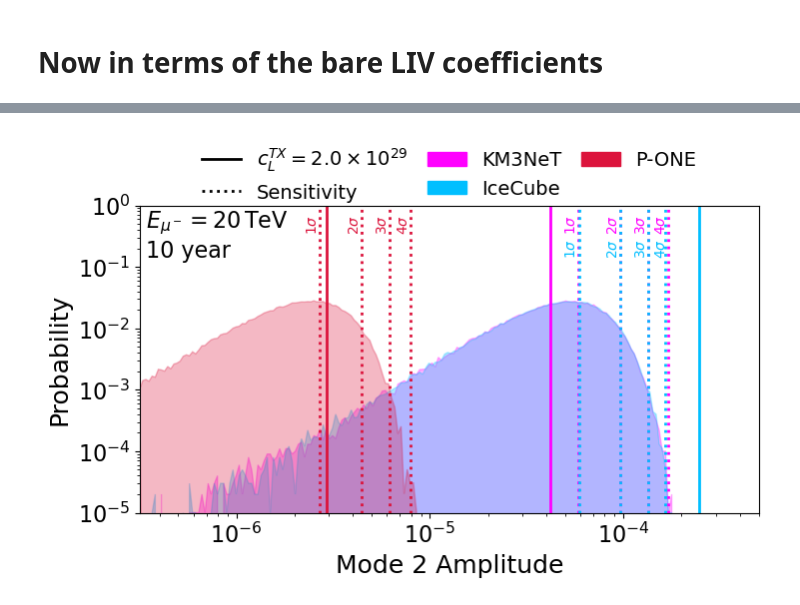
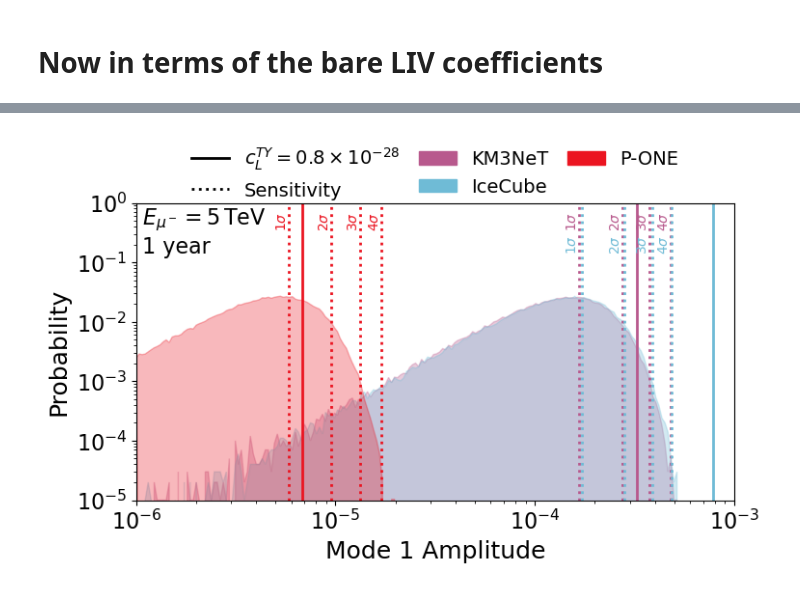
Before and after one commit to nickkamp1/NuTelescopeMuCollider, a Jupyter notebook: LorentzViolationSidereal_Analysis.ipynb, the cells around one changed output, grey strips where cells are left out. Saved outputs shown, nothing was run; the diff lists cells and outputs as text; code cells hidden in the pictures.

```diff
--- a/LorentzViolationSidereal_Analysis.ipynb
+++ b/LorentzViolationSidereal_Analysis.ipynb
@@ -3,7 +3,7 @@
 %autoreload 2
 # %%
 # important global variables
-nYears = 10
+nYears = 1
 throughgoing_factor = 1 # don't consider it
 wobbling_factor = 1 # 1 / 0.01 # no wobble!
 # %%
@@ -256,8 +256,8 @@ ax = plt.gca()
 aL_vec = np.zeros(4,dtype=float)
 cL_vec = np.zeros((4,4),dtype=float)
 if Emuon==5e3:
-    cL_vec[0,1] = 1.3e-28 # for example
-    plt.ylim(0.998,1.0015)
+    cL_vec[0,2] = 0.8e-28 # for example
+    plt.ylim(0.9978,1.0015)
 elif Emuon==20e3:
     cL_vec[0,1] = 2e-29
     plt.ylim(0.9992,1.0005)
@@ -284,11 +284,11 @@ plt.xlim(0,24)
 #plt.semilogy()
 plt.xlabel(r"$T_{\oplus}$ (hours)",fontsize=16)
 if Emuon==5e3:
-    plt.ylabel(r"$N^{\rm LV}_{\nu_\mu}(c_L^{TX} = %1.1f \times 10^{28})~/~N^{\rm SM}_{\nu_\mu}$"%(cL_vec[0,1]/1e-28),fontsize=16)
+    plt.ylabel(r"$N^{\rm LV}_{\nu_\mu}(c_L^{TY} = %1.1f \times 10^{-28})~/~N^{\rm SM}_{\nu_\mu}$"%(cL_vec[0,2]/1e-28),fontsize=16)
     # Define the limits for the inset (zoomed-in section)
-    x1, x2, y1, y2 = 24*t_bins[13], 24*t_bins[21], 0.99995, 1.00005
-elif Emuon==20e3:
-    plt.ylabel(r"$N^{\rm LV}_{\nu_\mu}(c_L^{TX} = %1.1f \times 10^{29})~/~N^{\rm SM}_{\nu_\mu}$"%(cL_vec[0,1]/1e-29),fontsize=16)
+    x1, x2, y1, y2 = 24*t_bins[21], 24*t_bins[29], 0.99995, 1.00005
+elif Emuon==25e3:
+    plt.ylabel(r"$N^{\rm LV}_{\nu_\mu}(c_L^{TY} = %1.1f \times 10^{-29})~/~N^{\rm SM}_{\nu_\mu}$"%(cL_vec[0,2]/1e-29),fontsize=16)
     # Define the limits for the inset (zoomed-in section)
     x1, x2, y1, y2 = 24*t_bins[13], 24*t_bins[21], 0.99998, 1.00002
 p0 = plt.plot([],[])
@@ -341,47 +341,47 @@ plt.show()
 # %%
-mode = 2
+mode = 1
 if Emuon==5e3:
     amplitude_bins = np.logspace(-6,-3,200)
 elif Emuon==20e3:
     amplitude_bins = np.logspace(-6.5,-3.3,200)
 amplitdue_bw = amplitude_bins[1:] - amplitude_bins[:-1]
 if Emuon==5e3:
-    plt.plot([],[],color="black",ls="-",label=r"$c_L^{TX} = %1.1f \times 10^{28}$"%(cL_vec[0,1]/1e-28))
+    plt.plot([],[],color="black",ls="-",label=r"$c_L^{TY} = %1.1f \times 10^{-28}$"%(cL_vec[0,2]/1e-28))
 elif Emuon==20e3:
-    plt.plot([],[],color="black",ls="-",label=r"$c_L^{TX} = %1.1f \times 10^{29}$"%(cL_vec[0,1]/1e-29))
+    plt.plot([],[],color="black",ls="-",label=r"$c_L^{TY} = %1.1f \times 10^{-29}$"%(cL_vec[0,2]/1e-29))
 plt.plot([],[],color="black",ls=":",label="Sensitivity")
 for exp in experiment_list:
     rates,_ = np.histogram(amplitudes[exp][:,mode],bins=amplitude_bins)
     y = 1.*rates#/amplitdue_bw
     y /= sum(y)
     plt.fill([],[],color=color_list[exp],label=experiment_names[exp])
     plt.fill(amplitude_bins[:-1],y,color=color_list[exp],alpha=0.3)
     plt.axvline(test_amplitudes[exp][mode],color=color_list[exp])
     for sens_level_idx in range(4):
         sens_level = sensitivity_quantiles[sens_level_idx]
         plt.axvline(exp_sensitivities[(exp,mode)][sens_level],color=color_list[exp],ls=":")
         height = 5e-1
         x = exp_sensitivities[(exp,mode)][sens_level]
         if exp=="IC":
             height = 2e-1
             x = exp_sensitivities[("KM3",mode)][sens_level]
         plt.text(x,height,r"$%d\sigma$"%(sens_level_idx+1),
                  horizontalalignment='right', verticalalignment='center',
                  color=color_list[exp],rotation=90)
 plt.xlim(amplitude_bins[0],amplitude_bins[-1])
 plt.loglog()
 plt.ylim(1e-5,1)
 plt.ylabel("Probability")
 plt.xlabel("Mode %d Amplitude"%mode)
 plt.text(.01, .99, r"$E_{\mu^-} = %d\,{\rm TeV}$"%(Emuon/1e3), ha='left', va='top', transform=plt.gca().transAxes,fontsize=16)
 plt.text(.01, .89, r"%d year"%(nYears), ha='left', va='top', transform=plt.gca().transAxes,fontsize=16)
 
 plt.legend(ncol=3, fontsize=14, columnspacing=1, frameon=False,
             loc='upper center', bbox_to_anchor=(0.5, 1.25))
 
 plt.savefig("figures/%dTeV/amplitude_dist.pdf"%(Emuon/1e3),dpi=100,bbox_inches='tight')
 plt.show()
 # %% [output]
-[figure, old version]
+[figure, new version]
 # %%
 aL_range = np.logspace(-26.5,-22.9,30)
```
Also changed, not shown: parts of 10 cells of this notebook, 17 other files.
